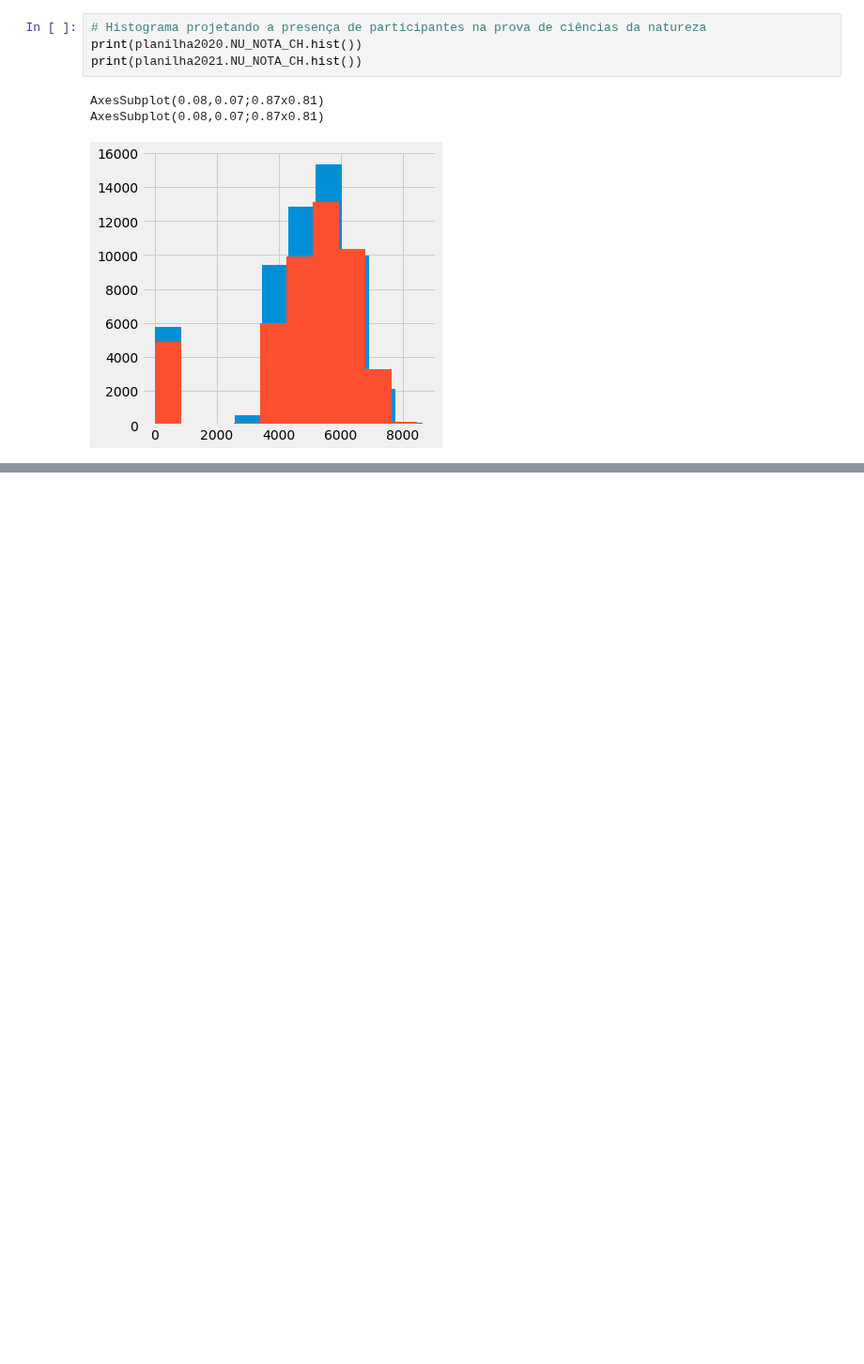
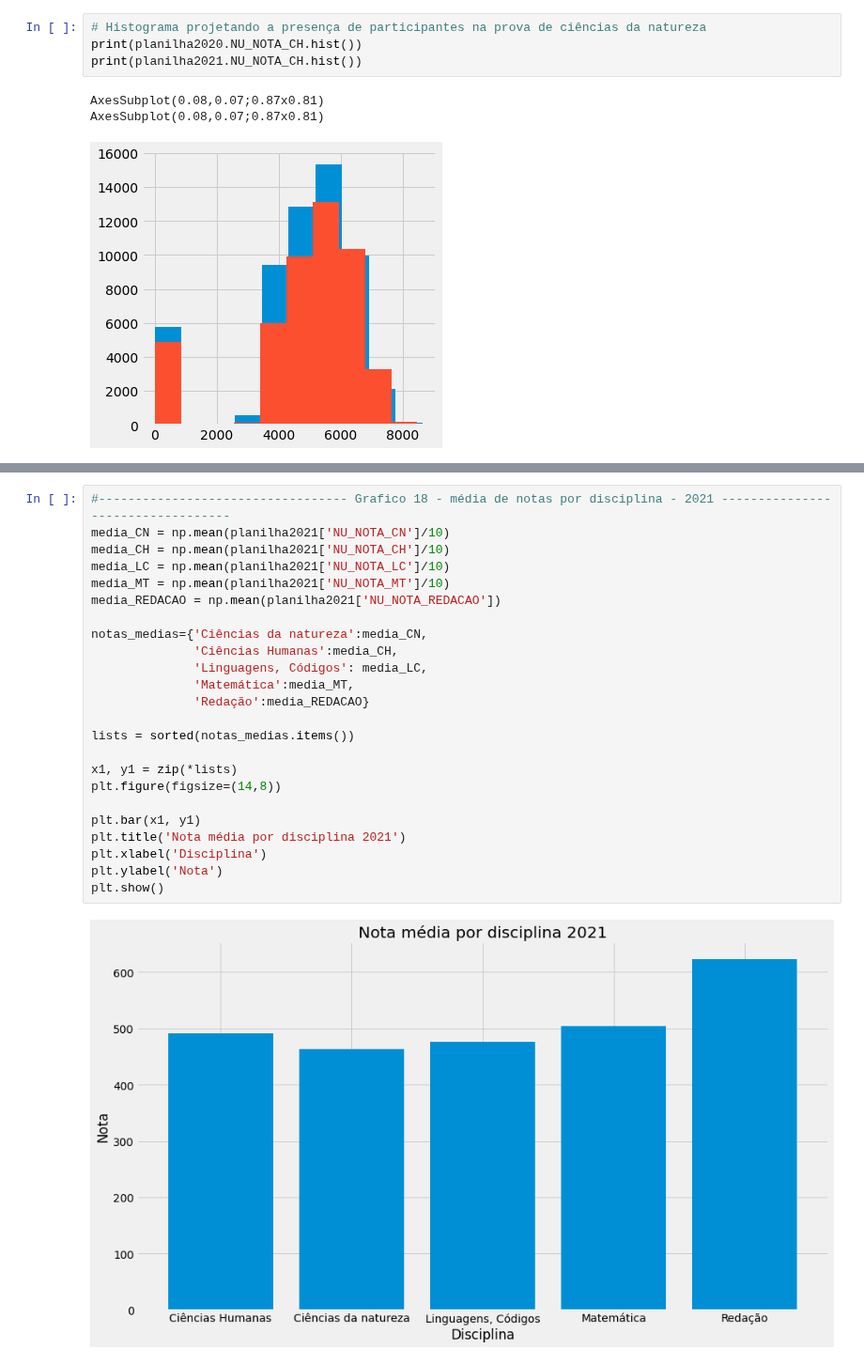
Before and after one commit to kingofrats04/Projeto_IA_DadosEnem, a Jupyter notebook: Graficos_IA.ipynb, the cells around one changed output, grey strips where cells are left out. Shown at 94% size. Drawn from its saved outputs; the diff is of its cells as text; blank space fills up the shorter version.

```diff
--- a/Graficos_IA.ipynb
+++ b/Graficos_IA.ipynb
@@ -1009 +1133,27 @@ AxesSubplot(0.08,0.07;0.87x0.81)
+# %%
+#---------------------------------- Grafico 18 - média de notas por disciplina - 2021 ----------------------------------
+media_CN = np.mean(planilha2021['NU_NOTA_CN']/10)
+media_CH = np.mean(planilha2021['NU_NOTA_CH']/10)
+media_LC = np.mean(planilha2021['NU_NOTA_LC']/10)
+media_MT = np.mean(planilha2021['NU_NOTA_MT']/10)
+media_REDACAO = np.mean(planilha2021['NU_NOTA_REDACAO'])
+
+notas_medias={'Ciências da natureza':media_CN,
+              'Ciências Humanas':media_CH,
+              'Linguagens, Códigos': media_LC,
+              'Matemática':media_MT,
+              'Redação':media_REDACAO}
+
+lists = sorted(notas_medias.items())
+
+x1, y1 = zip(*lists)
+plt.figure(figsize=(14,8))
+
+plt.bar(x1, y1)
+plt.title('Nota média por disciplina 2021')
+plt.xlabel('Disciplina')
+plt.ylabel('Nota')
+plt.show()
+# %% [output]
+[figure, added]
 # %%
```
Also changed, not shown: parts of 30 cells of this notebook.
